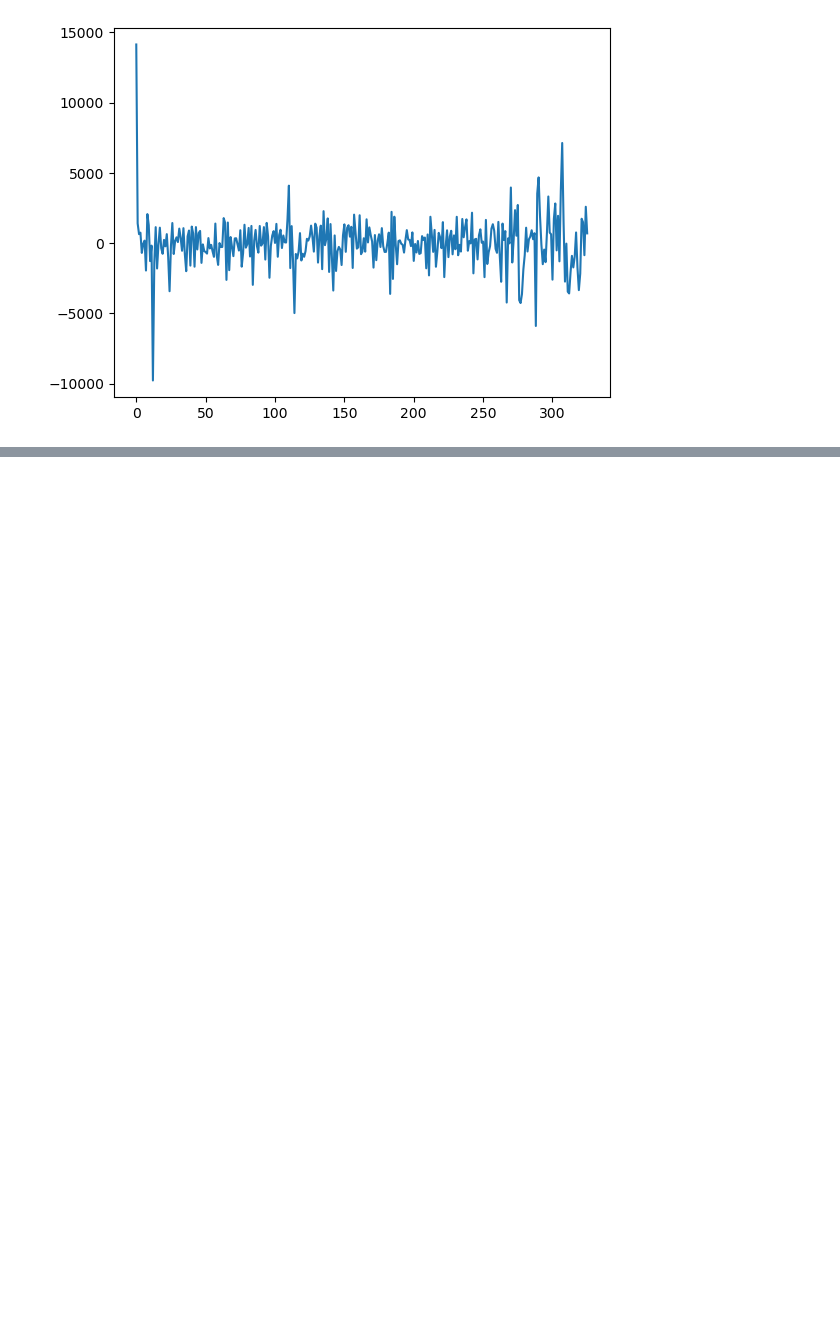
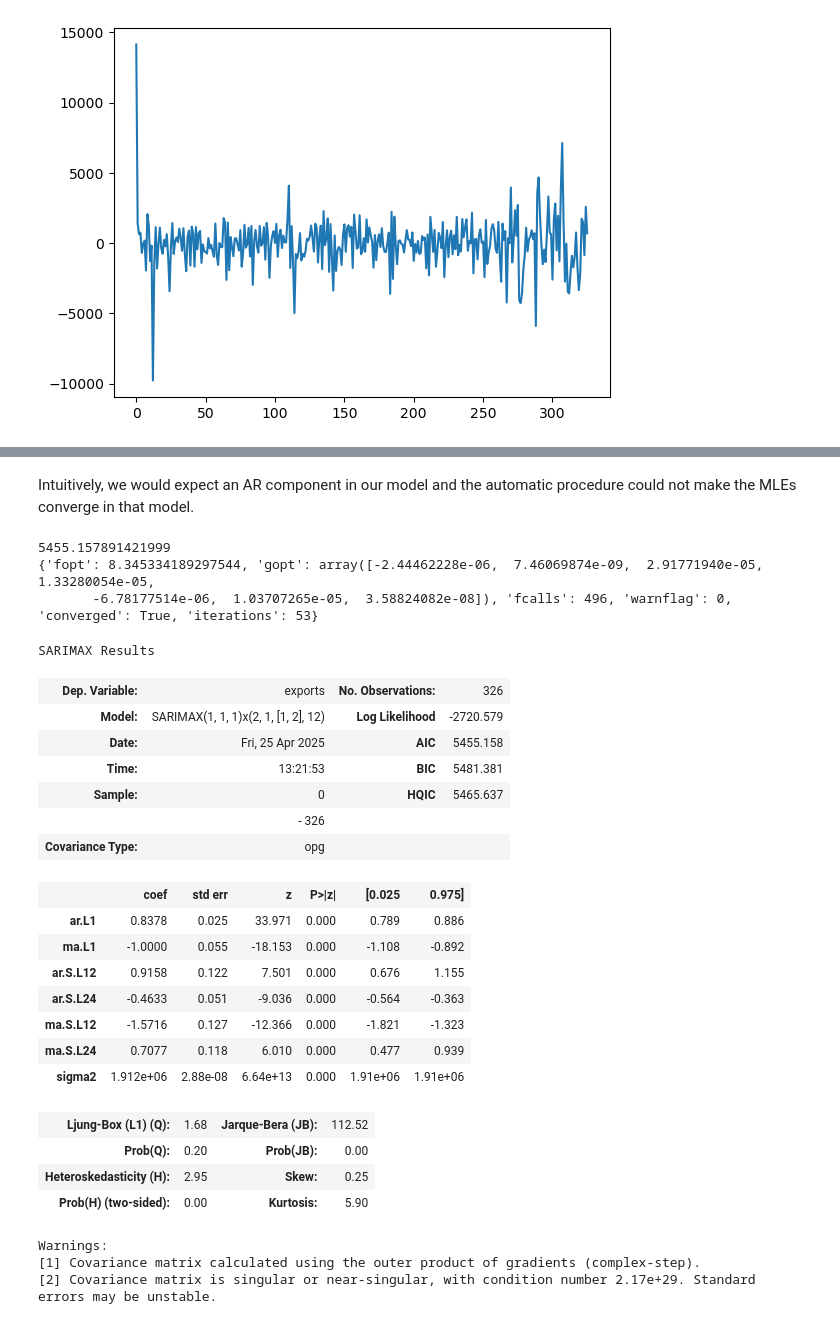
Before and after one commit to charlieollerenshaw/st451-project, a Jupyter notebook: tradebalanceregression.ipynb, the cells around one changed output, grey strips where cells are left out. Saved outputs shown, nothing was run; the diff lists cells and outputs as text; code cells hidden in the pictures; blank space fills up the shorter version.

```diff
--- a/tradebalanceregression.ipynb
+++ b/tradebalanceregression.ipynb
@@ -127,0 +160,39 @@ This has a few problems as
+# %% [markdown]
+Intuitively, we would expect an AR component in our model and the automatic procedure could not make the MLEs converge in that model.
+# %%
+model_alt = SARIMAX(
+    Y_train,
+    order=(1,1,1),
+    seasonal_order=(2,1,2,12)
+).fit(maxiter=500, disp=False)
+print(model_alt.aic)
+
+print(model_alt.mle_retvals)
+model_alt.summary()
+# %% [output]
+5455.157891421999
+{'fopt': 8.345334189297544, 'gopt': array([-2.44462228e-06,  7.46069874e-09,  2.91771940e-05,  1.33280054e-05,
+       -6.78177514e-06,  1.03707265e-05,  3.58824082e-08]), 'fcalls': 496, 'warnflag': 0, 'converged': True, 'iterations': 53}
+SARIMAX Results
+| Dep. Variable: | exports | No. Observations: | 326 |
+| Model: | SARIMAX(1, 1, 1)x(2, 1, [1, 2], 12) | Log Likelihood | -2720.579 |
+| Date: | Fri, 25 Apr 2025 | AIC | 5455.158 |
+| Time: | 13:21:53 | BIC | 5481.381 |
+| Sample: | 0 | HQIC | 5465.637 |
+|  | - 326 |  |  |
+| Covariance Type: | opg |  |  |
+|  | coef | std err | z | P>|z| | [0.025 | 0.975] |
+| ar.L1 | 0.8378 | 0.025 | 33.971 | 0.000 | 0.789 | 0.886 |
+| ma.L1 | -1.0000 | 0.055 | -18.153 | 0.000 | -1.108 | -0.892 |
+| ar.S.L12 | 0.9158 | 0.122 | 7.501 | 0.000 | 0.676 | 1.155 |
+| ar.S.L24 | -0.4633 | 0.051 | -9.036 | 0.000 | -0.564 | -0.363 |
+| ma.S.L12 | -1.5716 | 0.127 | -12.366 | 0.000 | -1.821 | -1.323 |
+| ma.S.L24 | 0.7077 | 0.118 | 6.010 | 0.000 | 0.477 | 0.939 |
+| sigma2 | 1.912e+06 | 2.88e-08 | 6.64e+13 | 0.000 | 1.91e+06 | 1.91e+06 |
+| Ljung-Box (L1) (Q): | 1.68 | Jarque-Bera (JB): | 112.52 |
+| Prob(Q): | 0.20 | Prob(JB): | 0.00 |
+| Heteroskedasticity (H): | 2.95 | Skew: | 0.25 |
+| Prob(H) (two-sided): | 0.00 | Kurtosis: | 5.90 |
+Warnings:
+[1] Covariance matrix calculated using the outer product of gradients (complex-step).
+[2] Covariance matrix is singular or near-singular, with condition number 2.17e+29. Standard errors may be unstable.
```
Also changed, not shown: parts of 5 cells of this notebook.
